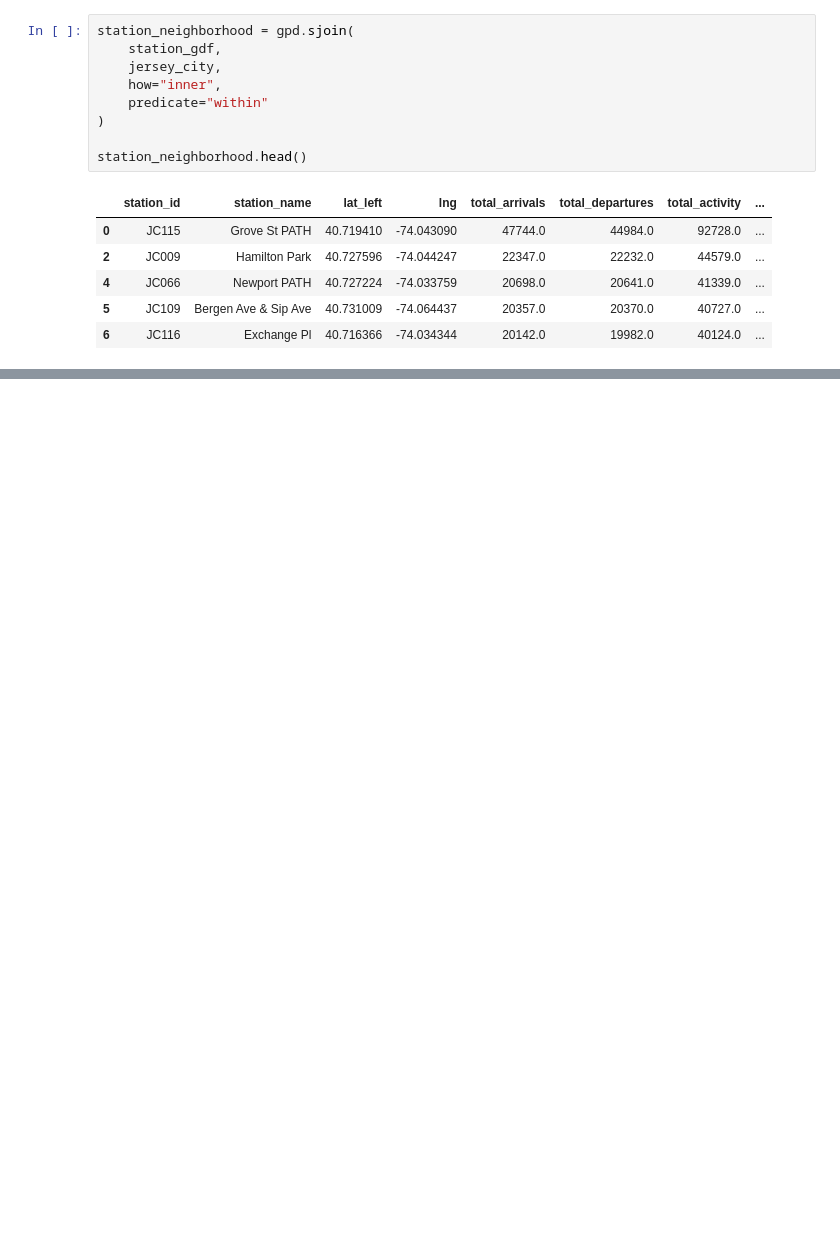
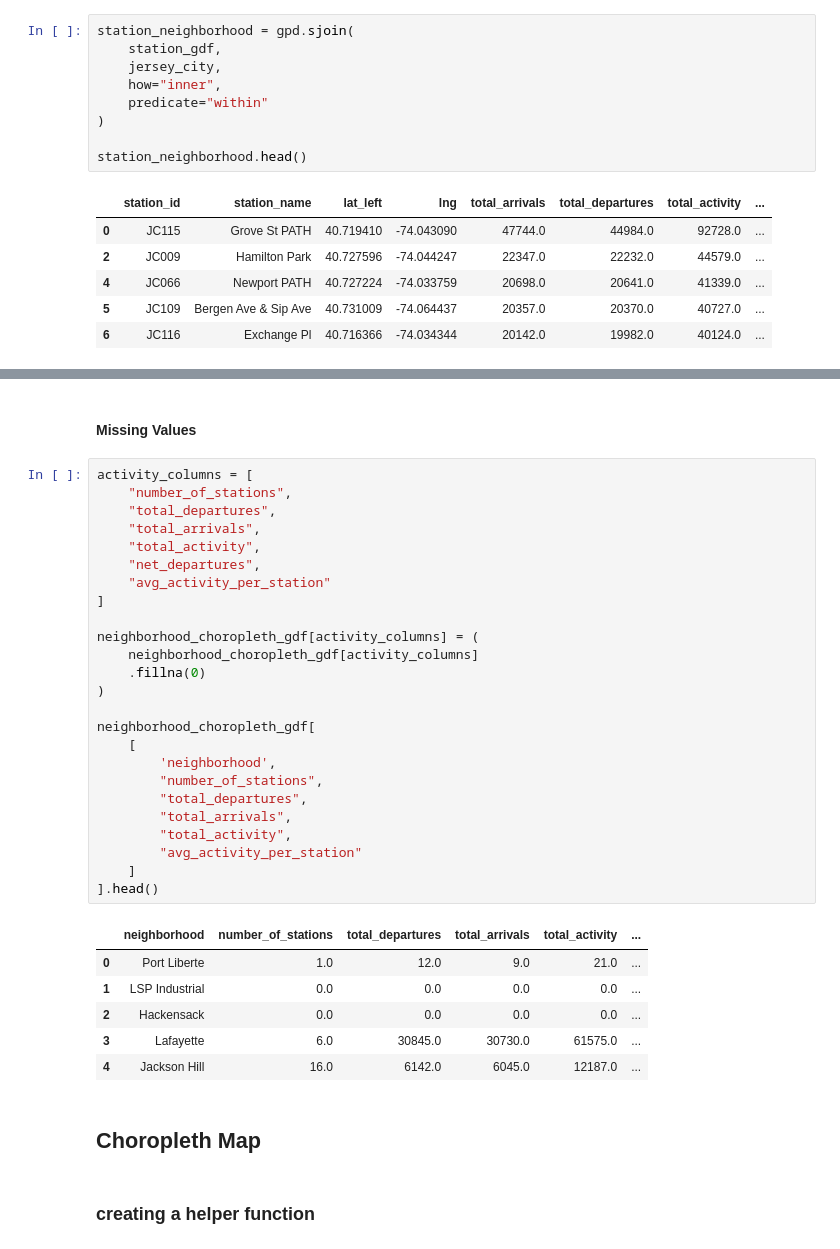
Before and after one commit to StellaMalakyan/citibike_analysis, a Jupyter notebook: notebooks/5_Neighbourhood_Analysis.ipynb, the cells around one changed output, grey strips where cells are left out. Cells and saved outputs as stored; diff of their text form; blank space fills up the shorter version.

```diff
--- a/notebooks/5_Neighbourhood_Analysis.ipynb
+++ b/notebooks/5_Neighbourhood_Analysis.ipynb
@@ -493,0 +619,38 @@ station_neighborhood.head()
+# %% [markdown]
+#### Missing Values
+# %%
+activity_columns = [
+    "number_of_stations",
+    "total_departures",
+    "total_arrivals",
+    "total_activity",
+    "net_departures",
+    "avg_activity_per_station"
+]
+
+neighborhood_choropleth_gdf[activity_columns] = (
+    neighborhood_choropleth_gdf[activity_columns]
+    .fillna(0)
+)
+
+neighborhood_choropleth_gdf[
+    [
+        'neighborhood',
+        "number_of_stations",
+        "total_departures",
+        "total_arrivals",
+        "total_activity",
+        "avg_activity_per_station"
+    ]
+].head()
+# %% [output]
+|  | neighborhood | number_of_stations | total_departures | total_arrivals | total_activity | ... |
+| 0 | Port Liberte | 1.0 | 12.0 | 9.0 | 21.0 | ... |
+| 1 | LSP Industrial | 0.0 | 0.0 | 0.0 | 0.0 | ... |
+| 2 | Hackensack | 0.0 | 0.0 | 0.0 | 0.0 | ... |
+| 3 | Lafayette | 6.0 | 30845.0 | 30730.0 | 61575.0 | ... |
+| 4 | Jackson Hill | 16.0 | 6142.0 | 6045.0 | 12187.0 | ... |
+# %% [markdown]
+## Choropleth Map
+# %% [markdown]
+### creating a helper function
```
Also changed, not shown: parts of 26 cells of this notebook.
